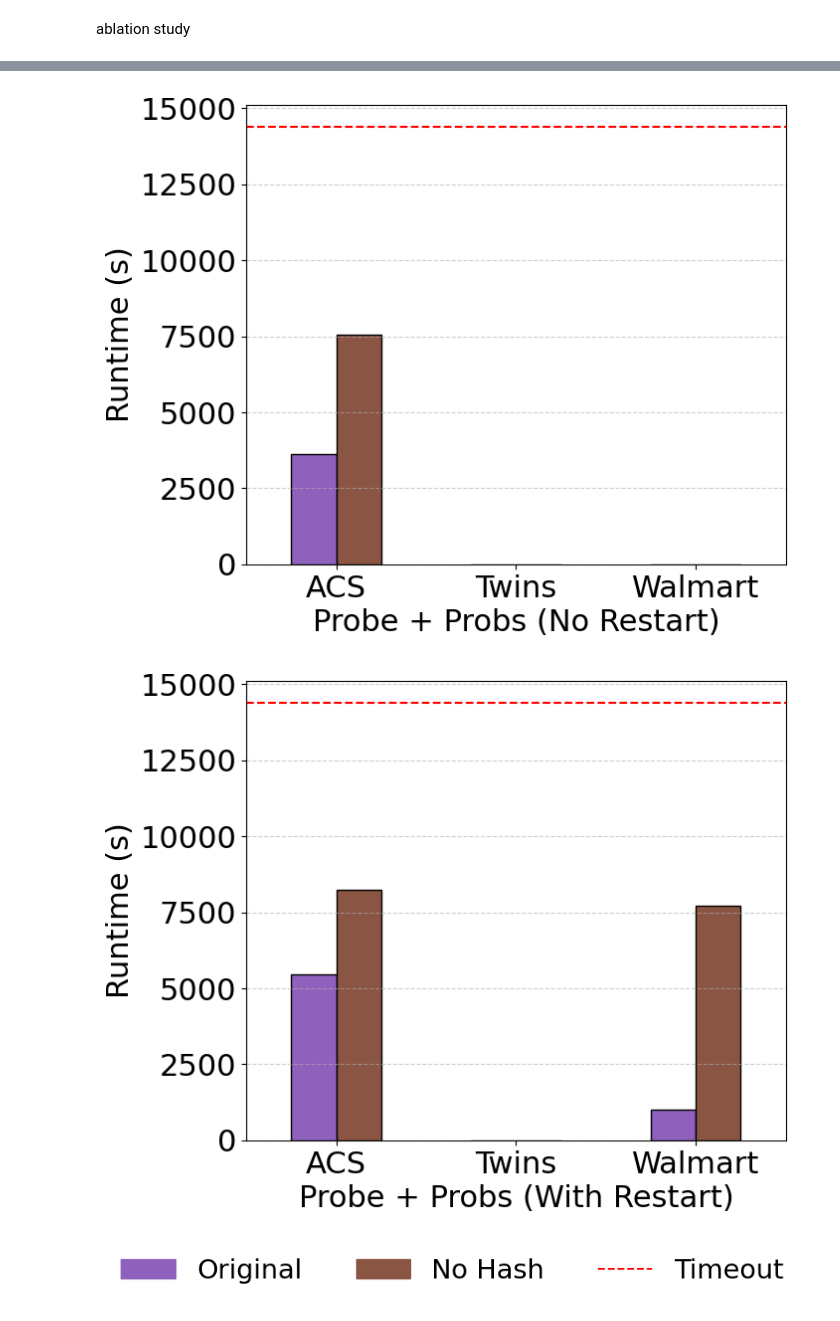
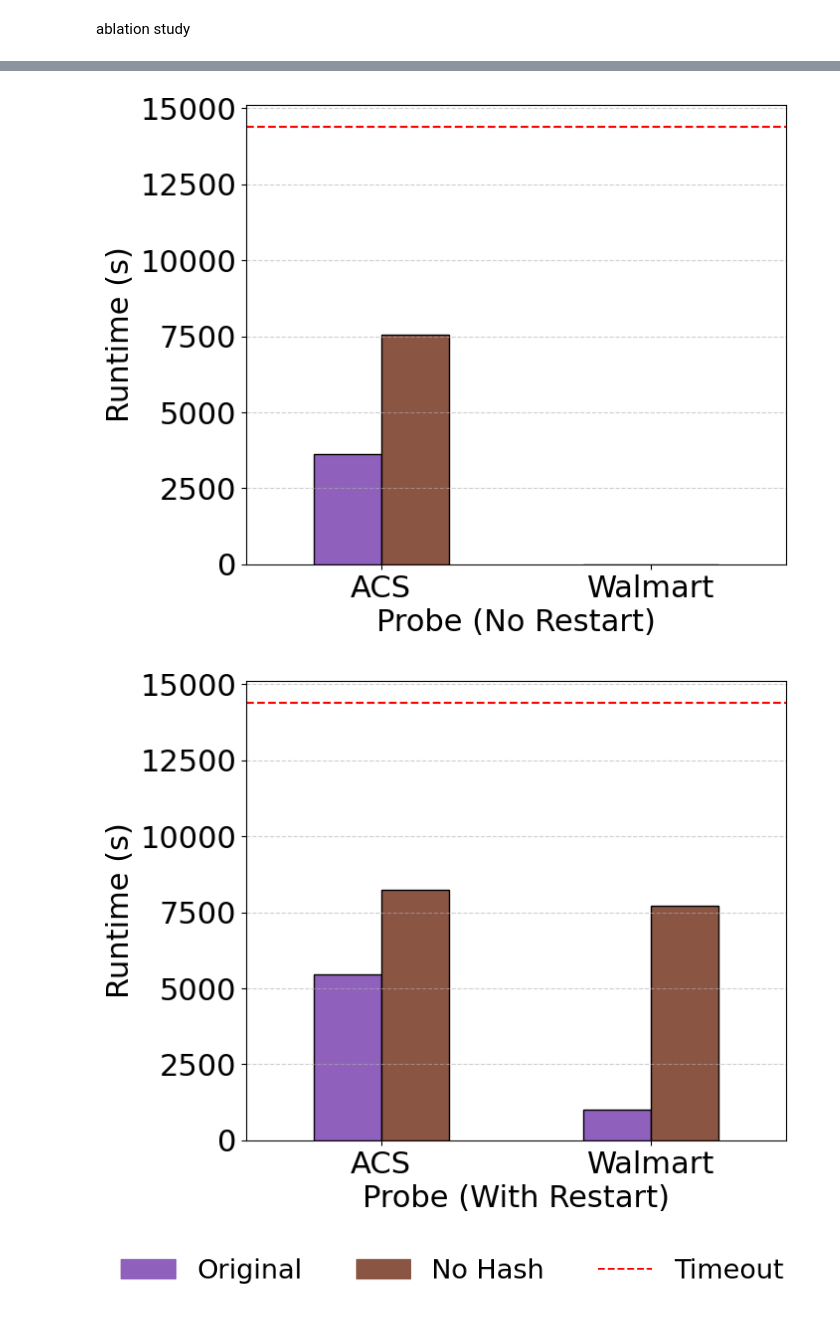
Before and after one commit to danielbarcohen-bot/ATE-shifting, a Jupyter notebook: graphs.ipynb, the cells around one changed output, grey strips where cells are left out. Saved outputs shown, nothing was run; the diff lists cells and outputs as text; code cells hidden in the pictures.

```diff
--- a/graphs.ipynb
+++ b/graphs.ipynb
@@ -1191,19 +1192,19 @@ WALMART_EXP = 'EXP35'   # <-- change if your Walmart ablation experiment is else
 data_probe = {
     'Original': [
         standalone_experiments['EXP28']['probe']['mean_execution_time'],  # ACS
-        standalone_experiments['EXP27']['probe']['mean_execution_time'],  # Twins
+        # standalone_experiments['EXP27']['probe']['mean_execution_time'],  # Twins
         standalone_experiments[WALMART_EXP]['probe']['mean_execution_time']  # Walmart
     ],
     'No Hash': [
         ablation_acs['EXP28']['probe_no_hash']['mean_execution_time'],
-        ablation_twins['EXP27']['probe_no_hash']['mean_execution_time'],
+        # ablation_twins['EXP27']['probe_no_hash']['mean_execution_time'],
         ablation_walmart[WALMART_EXP]['probe_no_hash']['mean_execution_time']
     ],
 }
 
 df_probe = pd.DataFrame(
     data_probe,
-    index=['ACS', 'Twins', 'Walmart']
+    index=['ACS', 'Walmart']#['ACS', 'Twins', 'Walmart']
 )
 
 
@@ -1211,19 +1212,19 @@ df_probe = pd.DataFrame(
 data_probe_probs_no_restart = {
     'Original': [
         standalone_experiments['EXP28']['probe_probs_no_restart']['mean_execution_time'],
-        standalone_experiments['EXP27']['probe_probs_no_restart']['mean_execution_time'],
+        # standalone_experiments['EXP27']['probe_probs_no_restart']['mean_execution_time'],
         standalone_experiments[WALMART_EXP]['probe_probs_no_restart']['mean_execution_time']
     ],
     'No Hash': [
         ablation_acs['EXP28']['probe_probs_no_restart_no_hash']['mean_execution_time'],
-        ablation_twins['EXP27']['probe_probs_no_restart_no_hash']['mean_execution_time'],
+        # ablation_twins['EXP27']['probe_probs_no_restart_no_hash']['mean_execution_time'],
         ablation_walmart[WALMART_EXP]['probe_probs_no_restart_no_hash']['mean_execution_time']
     ],
 }
 
 df_probe_probs_no_restart = pd.DataFrame(
     data_probe_probs_no_restart,
-    index=['ACS', 'Twins', 'Walmart']
+    index=['ACS', 'Walmart']#['ACS', 'Twins', 'Walmart']
 )
 
 
@@ -1231,19 +1232,19 @@ df_probe_probs_no_restart = pd.DataFrame(
 data_probe_probs_with_restart = {
     'Original': [
         standalone_experiments['EXP28']['probe_probs_with_restart']['mean_execution_time'],
-        standalone_experiments['EXP27']['probe_probs_with_restart']['mean_execution_time'],
+        # standalone_experiments['EXP27']['probe_probs_with_restart']['mean_execution_time'],
         standalone_experiments[WALMART_EXP]['probe_probs_with_restart']['mean_execution_time']
     ],
     'No Hash': [
         ablation_acs['EXP28']['probe_probs_with_restart_no_hash']['mean_execution_time'],
-        ablation_twins['EXP27']['probe_probs_with_restart_no_hash']['mean_execution_time'],
+        # ablation_twins['EXP27']['probe_probs_with_restart_no_hash']['mean_execution_time'],
         ablation_walmart[WALMART_EXP]['probe_probs_with_restart_no_hash']['mean_execution_time']
     ],
 }
 
 df_probe_probs_with_restart = pd.DataFrame(
     data_probe_probs_with_restart,
-    index=['ACS', 'Twins', 'Walmart']
+    index=['ACS', 'Walmart']#['ACS', 'Twins', 'Walmart']
 )
 
 
@@ -1295,19 +1296,19 @@ def draw_styled_bar(df, ax, title):
 draw_styled_bar(
     df_probe,
     ax1,
-    'Probe'
+    'Probe-uniform'
 )
 
 draw_styled_bar(
     df_probe_probs_no_restart,
     ax2,
-    'Probe + Probs (No Restart)'
+    'Probe (No Restart)'
 )
 
 draw_styled_bar(
     df_probe_probs_with_restart,
     ax3,
-    'Probe + Probs (With Restart)'
+    'Probe (With Restart)'
 )
 
 
@@ -1351,5 +1352,5 @@ fig3.savefig(
-[figure, old version]
+[figure, new version]
-[figure, old version]
+[figure, new version]
 # %%
 # import pandas as pd
 # import matplotlib.pyplot as plt
```
Also changed, not shown: parts of 5 cells of this notebook, 10 other files.
